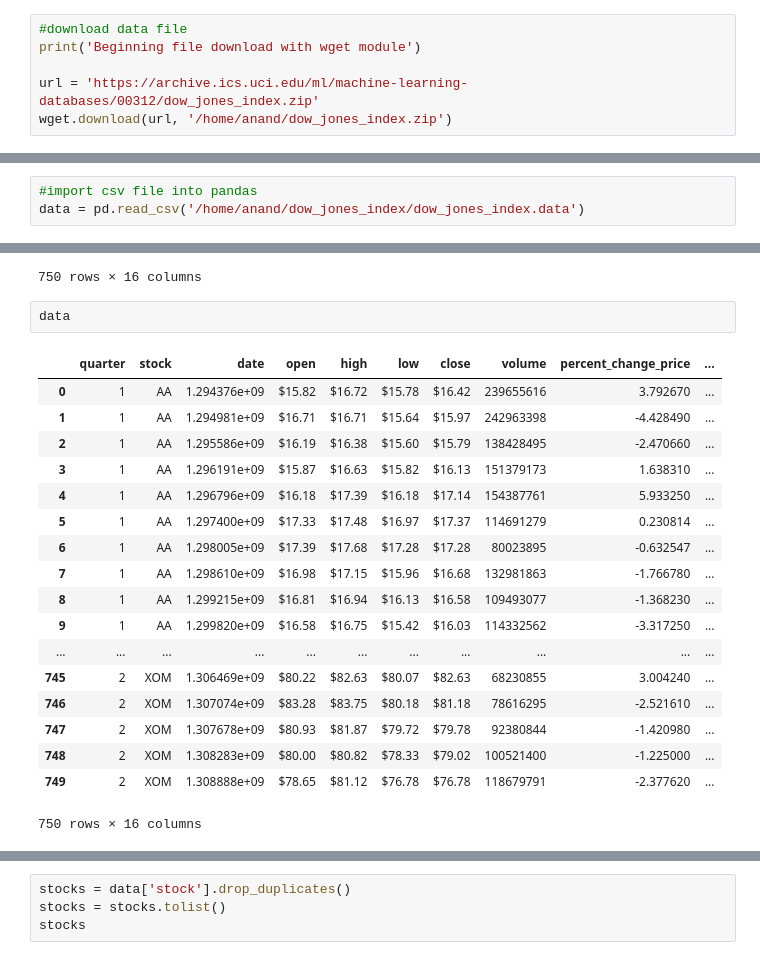
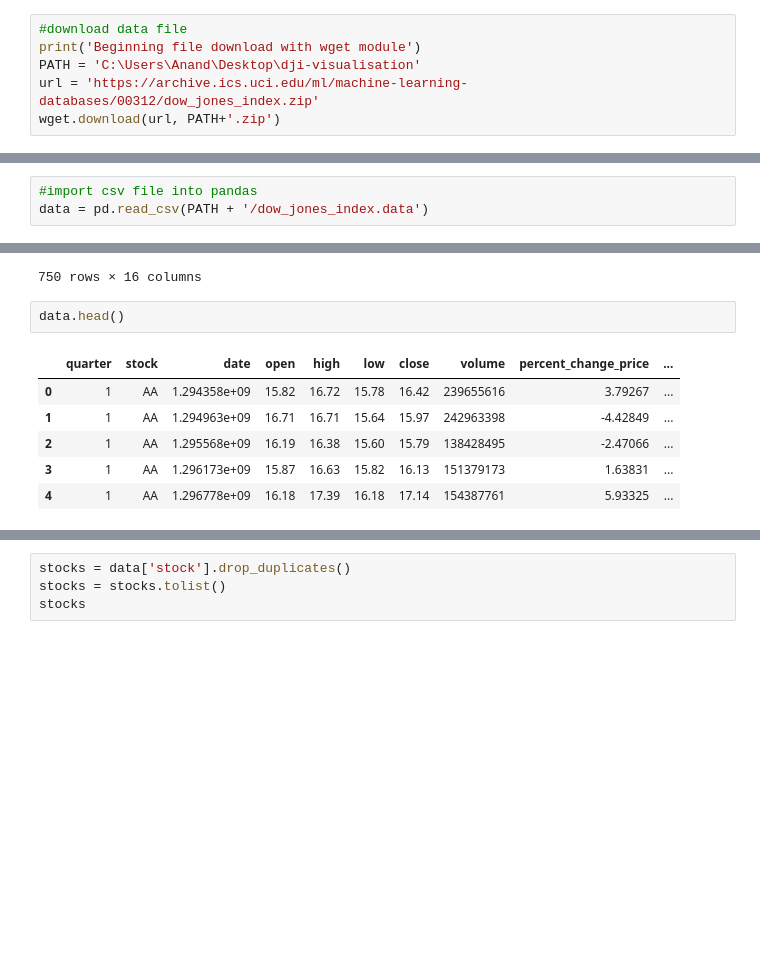
Before and after one commit to spookiestevie/data-processing, a Jupyter notebook: dowjonesindex data processing.ipynb, the cells around one changed output, grey strips where cells are left out. Saved outputs shown, nothing was run; the diff lists cells and outputs as text; blank space fills up the shorter version.

```diff
--- a/dowjonesindex data processing.ipynb
+++ b/dowjonesindex data processing.ipynb
@@ -32,8 +44,8 @@ import datetime
 # %%
 #download data file
 print('Beginning file download with wget module')
-
+PATH = 'C:\Users\Anand\Desktop\dji-visualisation'
 url = 'https://archive.ics.uci.edu/ml/machine-learning-databases/00312/dow_jones_index.zip'
-wget.download(url, '/home/anand/dow_jones_index.zip')
+wget.download(url, PATH+'.zip')
 # %% [output]
 Beginning file download with wget module
@@ -97,6 +74,6 @@ with open('/home/anand/dow_jones_index/dow_jones_index.names') as csvfile:
 # %%
 #import csv file into pandas
-data = pd.read_csv('/home/anand/dow_jones_index/dow_jones_index.data')
+data = pd.read_csv(PATH + '/dow_jones_index.data')
 # %%
 #first few columns
 data.head()
@@ -168,23 +133,11 @@ pd.read_sql('dow_jones_index', engine)
 | 749 | 2 | XOM | 1.308888e+09 | 78.65 | 81.12 | 76.78 | 76.78 | 118679791 | -2.377620 | ... |
 750 rows × 16 columns
 # %%
-data
+data.head()
 # %% [output]
 |  | quarter | stock | date | open | high | low | close | volume | percent_change_price | ... |
-| 0 | 1 | AA | 1.294376e+09 | $15.82 | $16.72 | $15.78 | $16.42 | 239655616 | 3.792670 | ... |
-| 1 | 1 | AA | 1.294981e+09 | $16.71 | $16.71 | $15.64 | $15.97 | 242963398 | -4.428490 | ... |
-| 2 | 1 | AA | 1.295586e+09 | $16.19 | $16.38 | $15.60 | $15.79 | 138428495 | -2.470660 | ... |
-| 3 | 1 | AA | 1.296191e+09 | $15.87 | $16.63 | $15.82 | $16.13 | 151379173 | 1.638310 | ... |
-| 4 | 1 | AA | 1.296796e+09 | $16.18 | $17.39 | $16.18 | $17.14 | 154387761 | 5.933250 | ... |
-| 5 | 1 | AA | 1.297400e+09 | $17.33 | $17.48 | $16.97 | $17.37 | 114691279 | 0.230814 | ... |
-| 6 | 1 | AA | 1.298005e+09 | $17.39 | $17.68 | $17.28 | $17.28 | 80023895 | -0.632547 | ... |
-| 7 | 1 | AA | 1.298610e+09 | $16.98 | $17.15 | $15.96 | $16.68 | 132981863 | -1.766780 | ... |
-| 8 | 1 | AA | 1.299215e+09 | $16.81 | $16.94 | $16.13 | $16.58 | 109493077 | -1.368230 | ... |
-| 9 | 1 | AA | 1.299820e+09 | $16.58 | $16.75 | $15.42 | $16.03 | 114332562 | -3.317250 | ... |
-| ... | ... | ... | ... | ... | ... | ... | ... | ... | ... | ... |
-| 745 | 2 | XOM | 1.306469e+09 | $80.22 | $82.63 | $80.07 | $82.63 | 68230855 | 3.004240 | ... |
-| 746 | 2 | XOM | 1.307074e+09 | $83.28 | $83.75 | $80.18 | $81.18 | 78616295 | -2.521610 | ... |
-| 747 | 2 | XOM | 1.307678e+09 | $80.93 | $81.87 | $79.72 | $79.78 | 92380844 | -1.420980 | ... |
-| 748 | 2 | XOM | 1.308283e+09 | $80.00 | $80.82 | $78.33 | $79.02 | 100521400 | -1.225000 | ... |
-| 749 | 2 | XOM | 1.308888e+09 | $78.65 | $81.12 | $76.78 | $76.78 | 118679791 | -2.377620 | ... |
+| 0 | 1 | AA | 1.294358e+09 | 15.82 | 16.72 | 15.78 | 16.42 | 239655616 | 3.79267 | ... |
+| 1 | 1 | AA | 1.294963e+09 | 16.71 | 16.71 | 15.64 | 15.97 | 242963398 | -4.42849 | ... |
+| 2 | 1 | AA | 1.295568e+09 | 16.19 | 16.38 | 15.60 | 15.79 | 138428495 | -2.47066 | ... |
+| 3 | 1 | AA | 1.296173e+09 | 15.87 | 16.63 | 15.82 | 16.13 | 151379173 | 1.63831 | ... |
+| 4 | 1 | AA | 1.296778e+09 | 16.18 | 17.39 | 16.18 | 17.14 | 154387761 | 5.93325 | ... |
-750 rows × 16 columns
```
Also changed, not shown: parts of 13 cells of this notebook.
